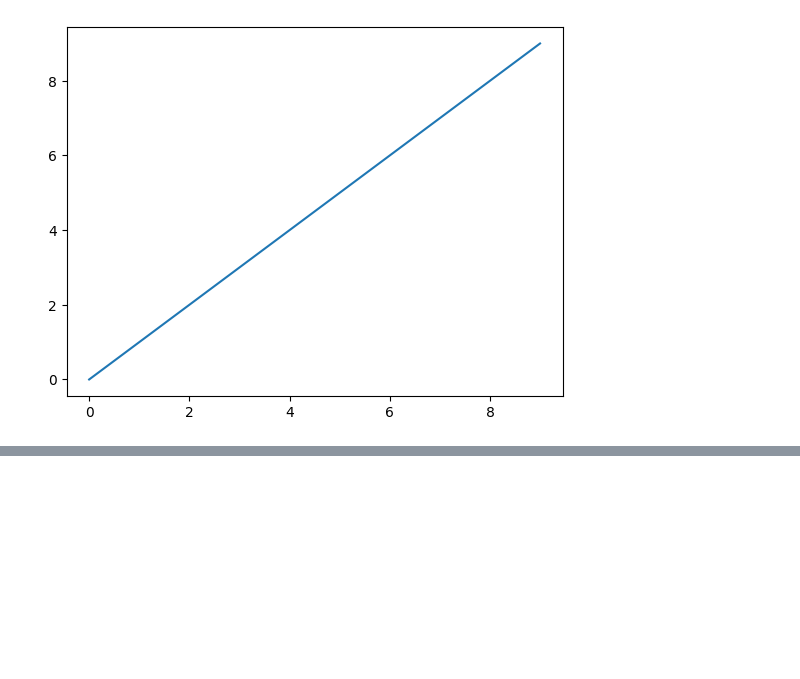
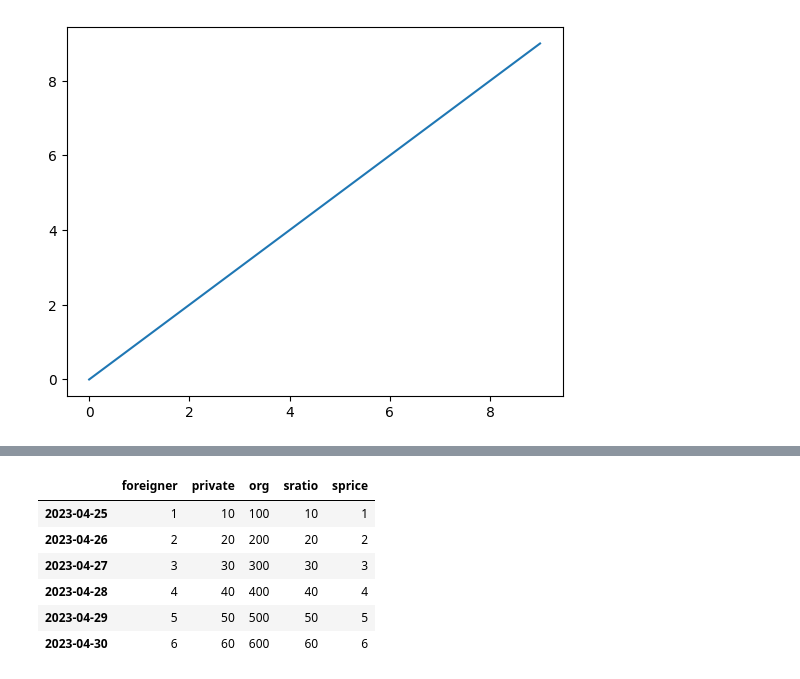
Before and after one commit to smddlswn/python230424, a Jupyter notebook: DemoPandas.ipynb, the cells around one changed output, grey strips where cells are left out. Cells and saved outputs as stored; diff of their text form; code cells hidden in the pictures; blank space fills up the shorter version.

```diff
--- a/DemoPandas.ipynb
+++ b/DemoPandas.ipynb
@@ -31,0 +115,14 @@ dtype: int64
+# %%
+frame2 = DataFrame(data,
+                   columns=["foreigner","private","org","sratio","sprice"],
+                   index=["2023-04-25","2023-04-26","2023-04-27","2023-04-28","2023-04-29","2023-04-30"])
+
+frame2
+# %% [output]
+|  | foreigner | private | org | sratio | sprice |
+| 2023-04-25 | 1 | 10 | 100 | 10 | 1 |
+| 2023-04-26 | 2 | 20 | 200 | 20 | 2 |
+| 2023-04-27 | 3 | 30 | 300 | 30 | 3 |
+| 2023-04-28 | 4 | 40 | 400 | 40 | 4 |
+| 2023-04-29 | 5 | 50 | 500 | 50 | 5 |
+| 2023-04-30 | 6 | 60 | 600 | 60 | 6 |
```
Also changed, not shown: parts of 11 cells of this notebook.
